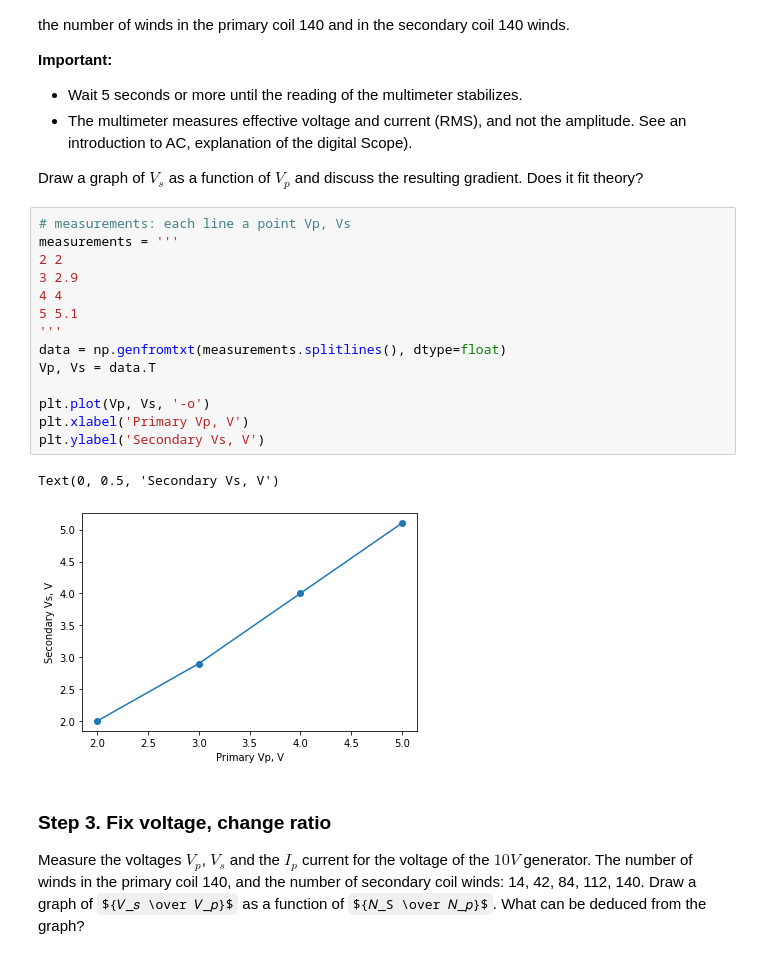
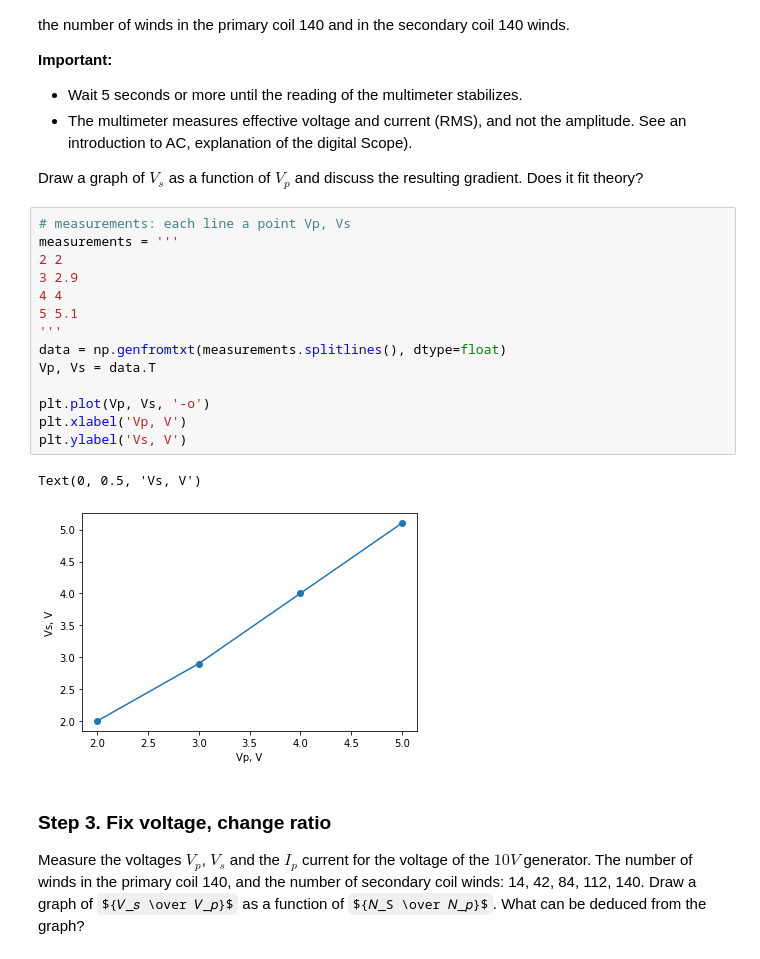
Before and after one commit to ekolonsky/Technion-lab2, a Jupyter notebook: Technion_ph_Transformer_lab.ipynb, the cells around one changed output. Cells and saved outputs as stored; diff of their text form; some formulas as TeX source.

```diff
--- a/Technion_ph_Transformer_lab.ipynb
+++ b/Technion_ph_Transformer_lab.ipynb
@@ -497,20 +497,20 @@ Draw a graph of $𝑉_s$ as a function of $𝑉_𝑝$ and discuss the resulting
 # %%
 # measurements: each line a point Vp, Vs
 measurements = '''
 2 2
 3 2.9
 4 4
 5 5.1
 '''
 data = np.genfromtxt(measurements.splitlines(), dtype=float)
 Vp, Vs = data.T
 
 plt.plot(Vp, Vs, '-o')
-plt.xlabel('Primary Vp, V')
-plt.ylabel('Secondary Vs, V')
+plt.xlabel('Vp, V')
+plt.ylabel('Vs, V')
 # %% [output]
-Text(0, 0.5, 'Secondary Vs, V')
+Text(0, 0.5, 'Vs, V')
-[figure, old version]
+[figure, new version]
 # %% [markdown]
 ### Step 3. Fix voltage, change ratio
 
```
Also changed, not shown: parts of 5 cells of this notebook.
